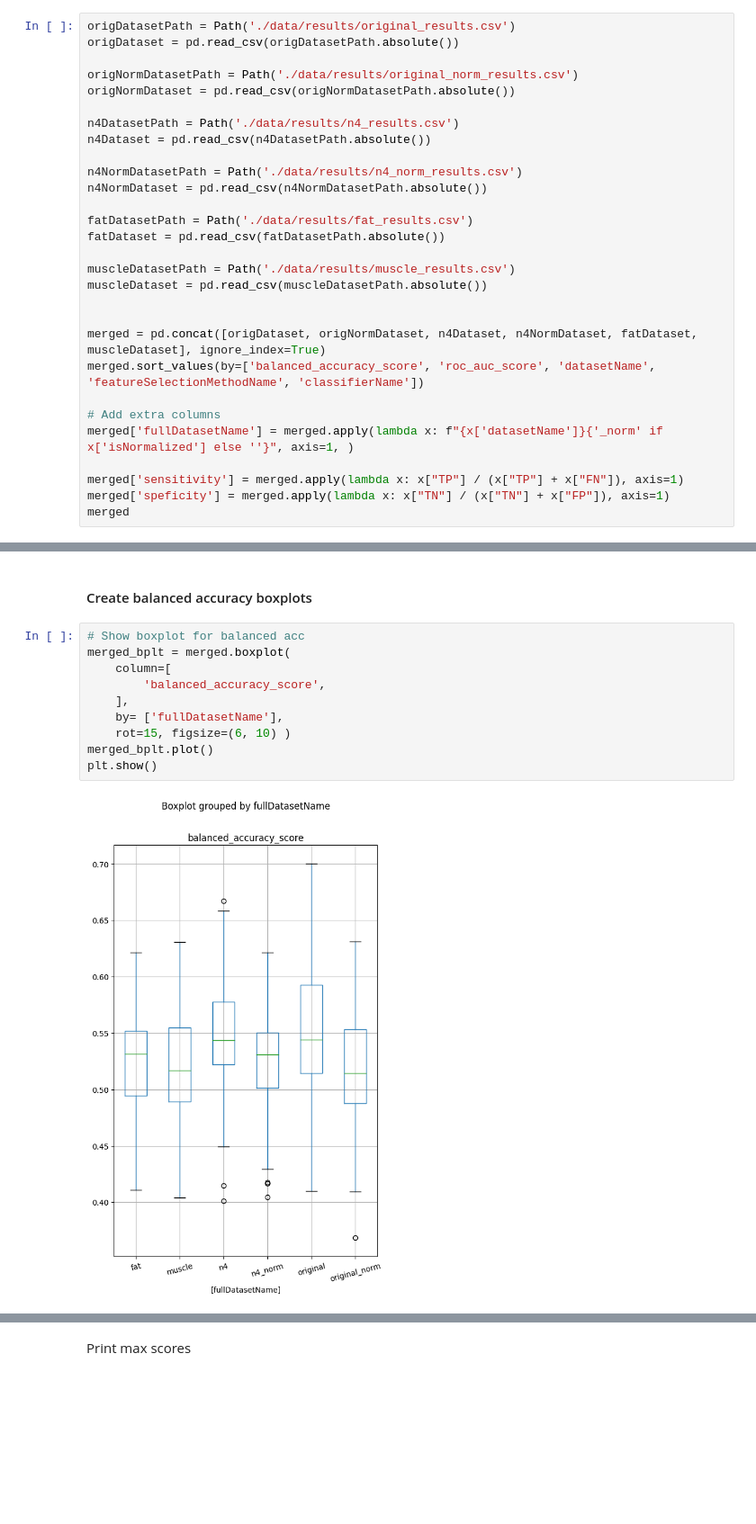
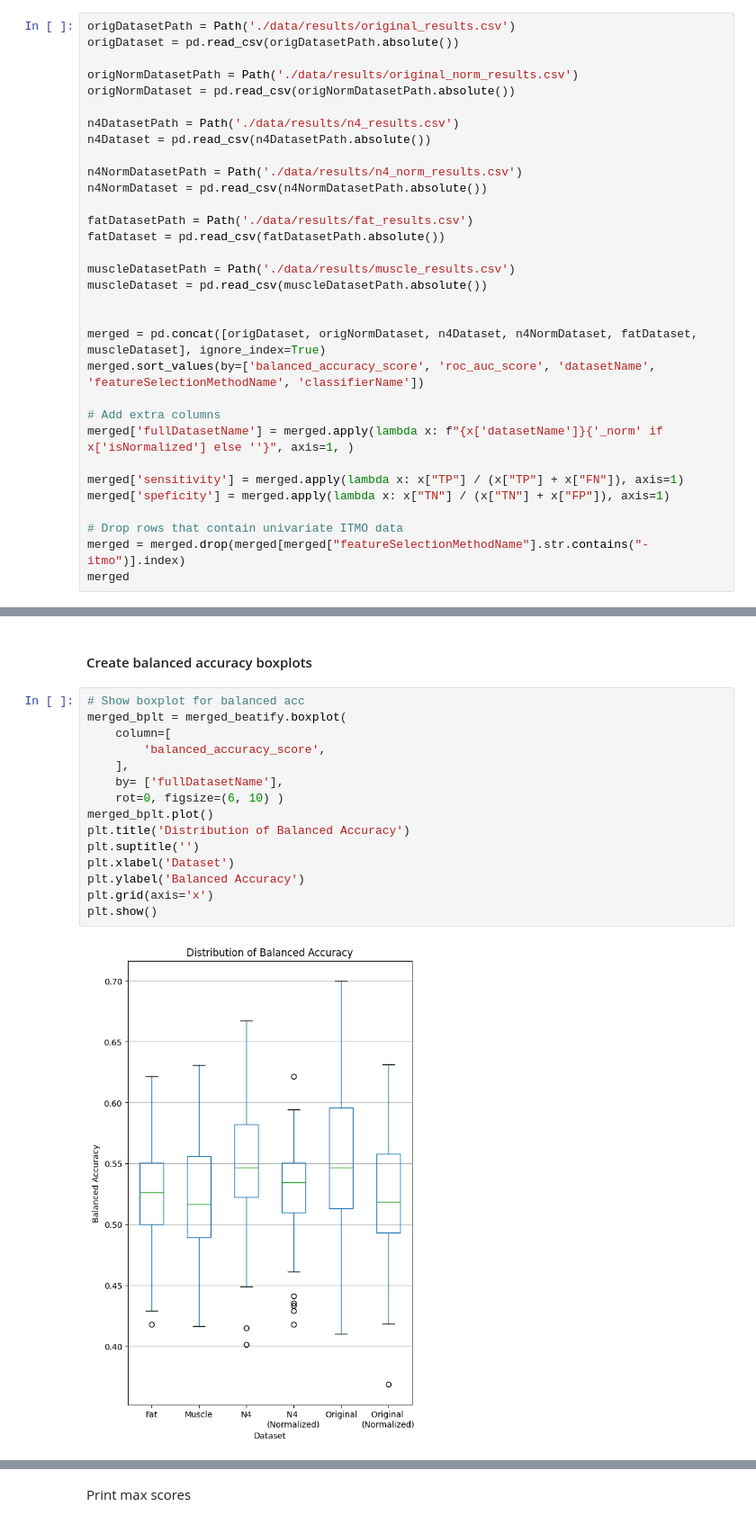
Before and after one commit to szafeiris/bme-master-thesis, a Jupyter notebook: bme-master-thesis-szafeiris-results-analysis.ipynb, the cells around one changed output, grey strips where cells are left out. Shown at 90% size. Drawn from its saved outputs; the diff is of its cells as text; blank space fills up the shorter version.

Commit message:
Created graphs for hybrid results

```diff
--- a/bme-master-thesis-szafeiris-results-analysis.ipynb
+++ b/bme-master-thesis-szafeiris-results-analysis.ipynb
@@ -50,6 +50,9 @@ merged['fullDatasetName'] = merged.apply(lambda x: f"{x['datasetName']}{'_norm'
 
 merged['sensitivity'] = merged.apply(lambda x: x["TP"] / (x["TP"] + x["FN"]), axis=1)
 merged['speficity'] = merged.apply(lambda x: x["TN"] / (x["TN"] + x["FP"]), axis=1)
+
+# Drop rows that contain univariate ITMO data
+merged = merged.drop(merged[merged["featureSelectionMethodName"].str.contains("-itmo")].index)
 merged
 # %% [output]
 |  | featureSelectionMethodName | classifierName | datasetName | isNormalized | selectedFeaturesNo | ... |
@@ -84,15 +140,20 @@ merged.groupby(by='fullDatasetName')['fullDatasetName'].aggregate(['count'])
 #### Create balanced accuracy boxplots
 # %%
 # Show boxplot for balanced acc
-merged_bplt = merged.boxplot(
+merged_bplt = merged_beatify.boxplot(
     column=[
         'balanced_accuracy_score',
     ],
     by= ['fullDatasetName'],
-    rot=15, figsize=(6, 10) )
+    rot=0, figsize=(6, 10) )
 merged_bplt.plot()
+plt.title('Distribution of Balanced Accuracy')
+plt.suptitle('')
+plt.xlabel('Dataset')
+plt.ylabel('Balanced Accuracy')
+plt.grid(axis='x')
 plt.show()
 # %% [output]
-[figure, old version]
+[figure, new version]
 # %%
 # Show boxplot for balanced acc
```
Also changed, not shown: parts of 21 cells of this notebook.
